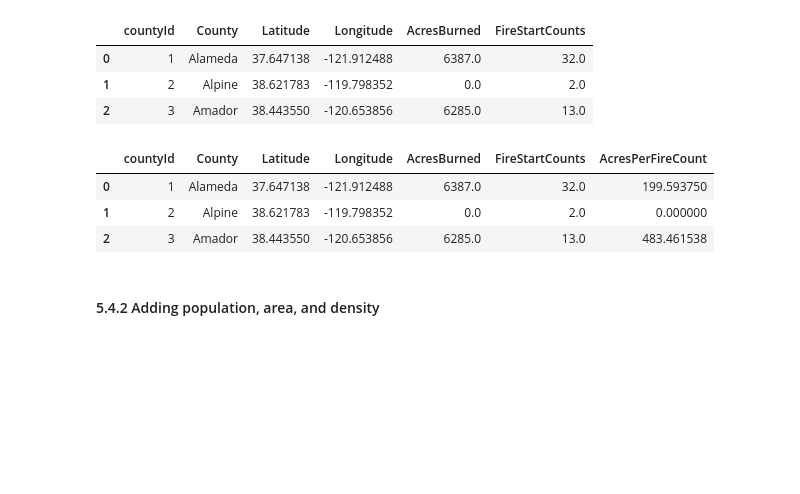
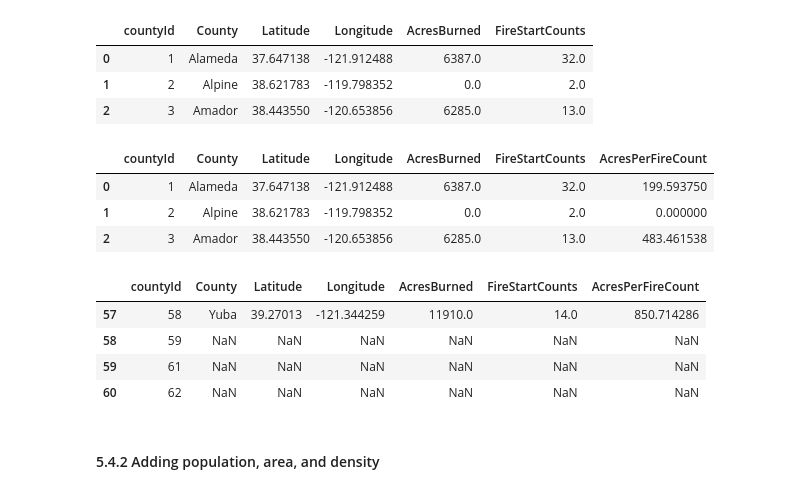
Before and after one commit to raechiang/Capstone-Wildfire, a Jupyter notebook: notebooks/2.1-rc-exploratory-data-analysis.ipynb, the cells around one changed output. Saved outputs shown, nothing was run; the diff lists cells and outputs as text; code cells hidden in the pictures; blank space fills up the shorter version.

```diff
--- a/notebooks/2.1-rc-exploratory-data-analysis.ipynb
+++ b/notebooks/2.1-rc-exploratory-data-analysis.ipynb
@@ -1706,5 +1716,13 @@ county_df.head(3)
 | 0 | 1 | Alameda | 37.647138 | -121.912488 | 6387.0 | 32.0 | 199.593750 |
 | 1 | 2 | Alpine | 38.621783 | -119.798352 | 0.0 | 2.0 | 0.000000 |
 | 2 | 3 | Amador | 38.443550 | -120.653856 | 6285.0 | 13.0 | 483.461538 |
+# %%
+county_df.tail(4)
+# %% [output]
+|  | countyId | County | Latitude | Longitude | AcresBurned | FireStartCounts | AcresPerFireCount |
+| 57 | 58 | Yuba | 39.27013 | -121.344259 | 11910.0 | 14.0 | 850.714286 |
+| 58 | 59 | NaN | NaN | NaN | NaN | NaN | NaN |
+| 59 | 61 | NaN | NaN | NaN | NaN | NaN | NaN |
+| 60 | 62 | NaN | NaN | NaN | NaN | NaN | NaN |
 # %%
 # Drop the rows that corresponded with non-California counties
```
Also changed, not shown: parts of 13 cells of this notebook, 13 other files.
